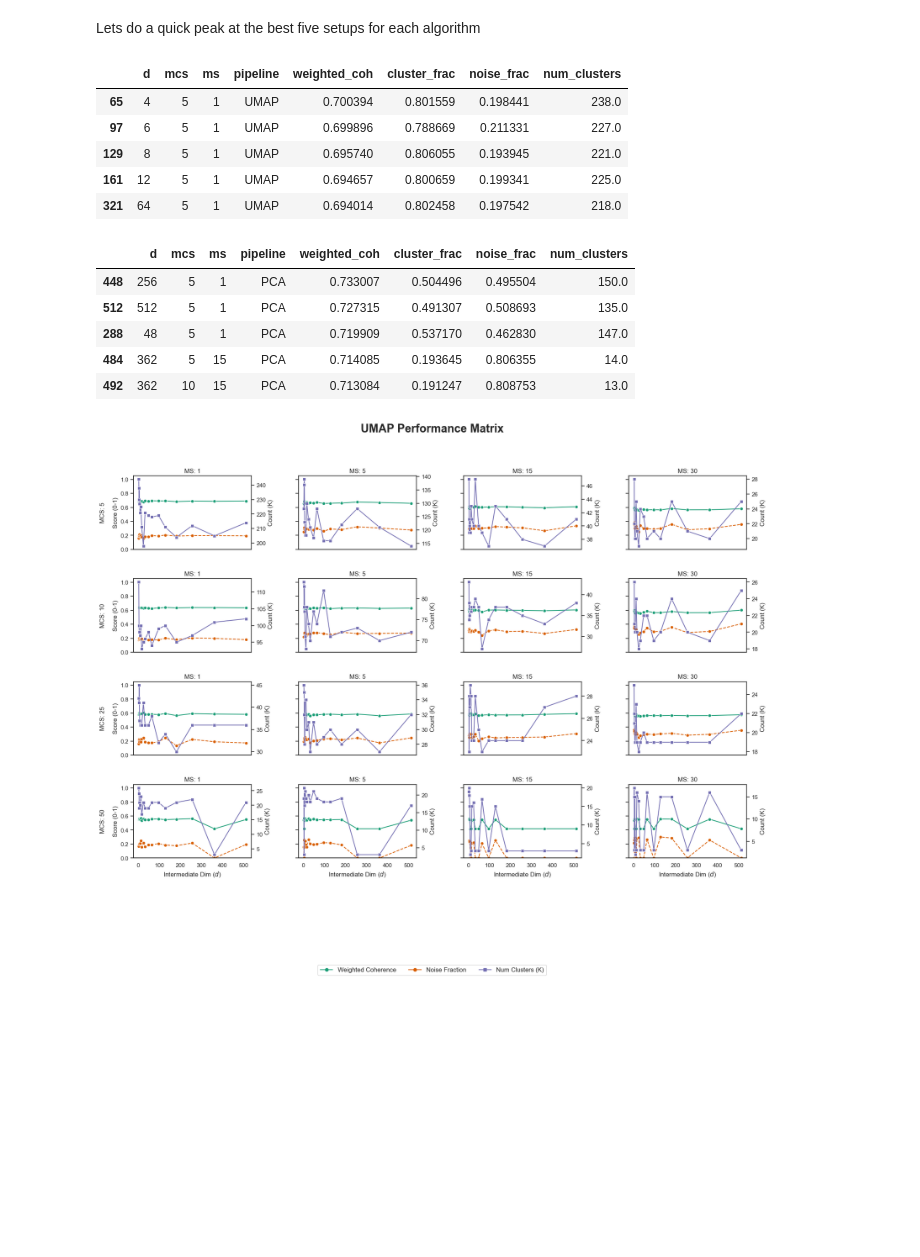
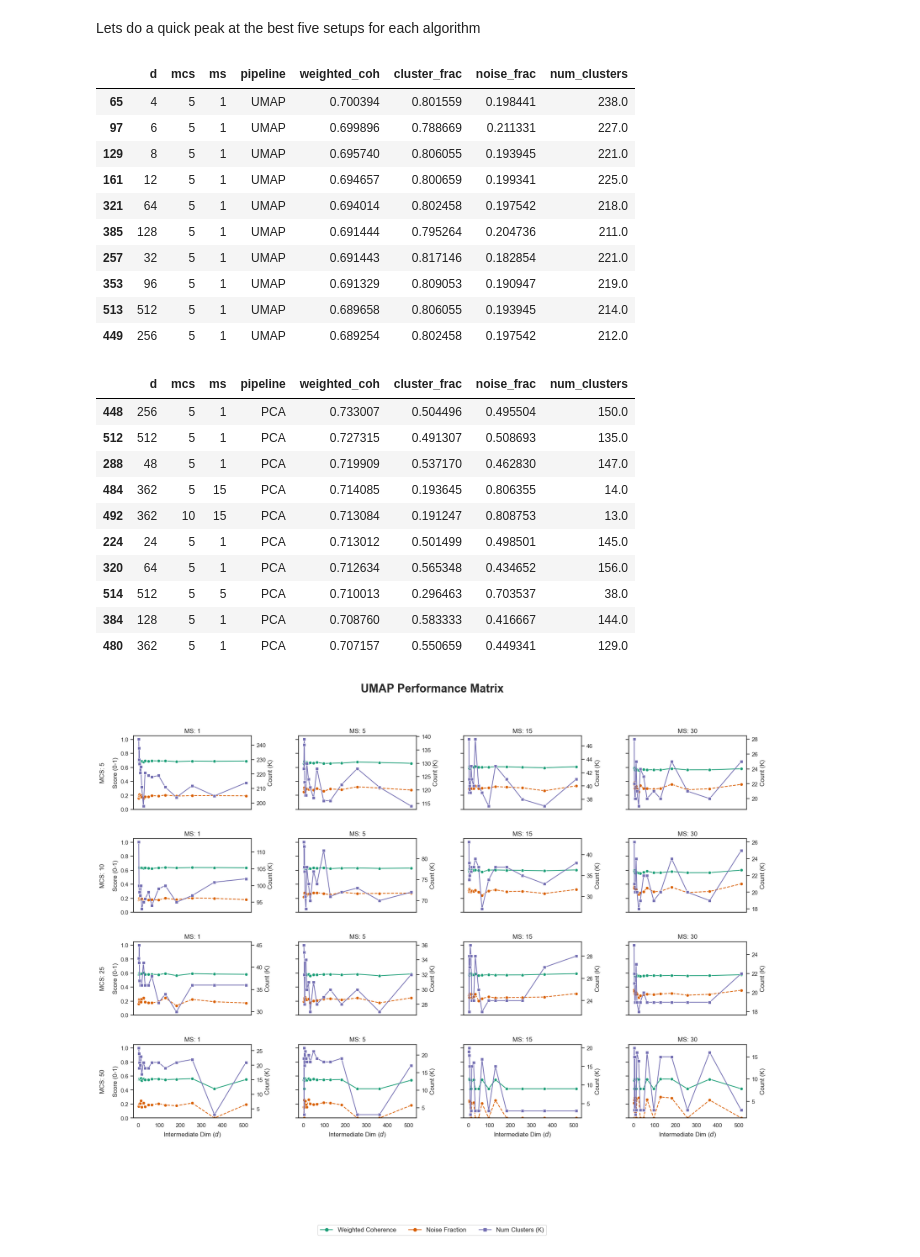
Before and after one commit to evansun06/trend-analysis-sr, a Jupyter notebook: analysis.ipynb, the cells around one changed output. Saved outputs shown, nothing was run; the diff lists cells and outputs as text; code cells hidden in the pictures; blank space fills up the shorter version.

```diff
--- a/analysis.ipynb
+++ b/analysis.ipynb
@@ -556,31 +556,41 @@ Lets do a quick peak at the best five setups for each algorithm
 # %%
 top_5_umap = (
     final_df[final_df["pipeline"] == 'UMAP']
     .sort_values("weighted_coh", ascending=False)
-    .head(5)
+    .head(10)
 )
 
 top_5_pca = (
     final_df[final_df["pipeline"] == 'PCA']
     .sort_values("weighted_coh", ascending=False)
-    .head(5)
+    .head(10)
 )
 
 display(top_5_umap)
 display(top_5_pca)
 # %% [output]
 |  | d | mcs | ms | pipeline | weighted_coh | cluster_frac | noise_frac | num_clusters |
 | 65 | 4 | 5 | 1 | UMAP | 0.700394 | 0.801559 | 0.198441 | 238.0 |
 | 97 | 6 | 5 | 1 | UMAP | 0.699896 | 0.788669 | 0.211331 | 227.0 |
 | 129 | 8 | 5 | 1 | UMAP | 0.695740 | 0.806055 | 0.193945 | 221.0 |
 | 161 | 12 | 5 | 1 | UMAP | 0.694657 | 0.800659 | 0.199341 | 225.0 |
 | 321 | 64 | 5 | 1 | UMAP | 0.694014 | 0.802458 | 0.197542 | 218.0 |
+| 385 | 128 | 5 | 1 | UMAP | 0.691444 | 0.795264 | 0.204736 | 211.0 |
+| 257 | 32 | 5 | 1 | UMAP | 0.691443 | 0.817146 | 0.182854 | 221.0 |
+| 353 | 96 | 5 | 1 | UMAP | 0.691329 | 0.809053 | 0.190947 | 219.0 |
+| 513 | 512 | 5 | 1 | UMAP | 0.689658 | 0.806055 | 0.193945 | 214.0 |
+| 449 | 256 | 5 | 1 | UMAP | 0.689254 | 0.802458 | 0.197542 | 212.0 |
 |  | d | mcs | ms | pipeline | weighted_coh | cluster_frac | noise_frac | num_clusters |
 | 448 | 256 | 5 | 1 | PCA | 0.733007 | 0.504496 | 0.495504 | 150.0 |
 | 512 | 512 | 5 | 1 | PCA | 0.727315 | 0.491307 | 0.508693 | 135.0 |
 | 288 | 48 | 5 | 1 | PCA | 0.719909 | 0.537170 | 0.462830 | 147.0 |
 | 484 | 362 | 5 | 15 | PCA | 0.714085 | 0.193645 | 0.806355 | 14.0 |
 | 492 | 362 | 10 | 15 | PCA | 0.713084 | 0.191247 | 0.808753 | 13.0 |
+| 224 | 24 | 5 | 1 | PCA | 0.713012 | 0.501499 | 0.498501 | 145.0 |
+| 320 | 64 | 5 | 1 | PCA | 0.712634 | 0.565348 | 0.434652 | 156.0 |
+| 514 | 512 | 5 | 5 | PCA | 0.710013 | 0.296463 | 0.703537 | 38.0 |
+| 384 | 128 | 5 | 1 | PCA | 0.708760 | 0.583333 | 0.416667 | 144.0 |
+| 480 | 362 | 5 | 1 | PCA | 0.707157 | 0.550659 | 0.449341 | 129.0 |
 # %%
 # Exclude d = 500
 filt = final_df[final_df['d'] != 500]
```
Also changed, not shown: parts of 1 cell of this notebook.
